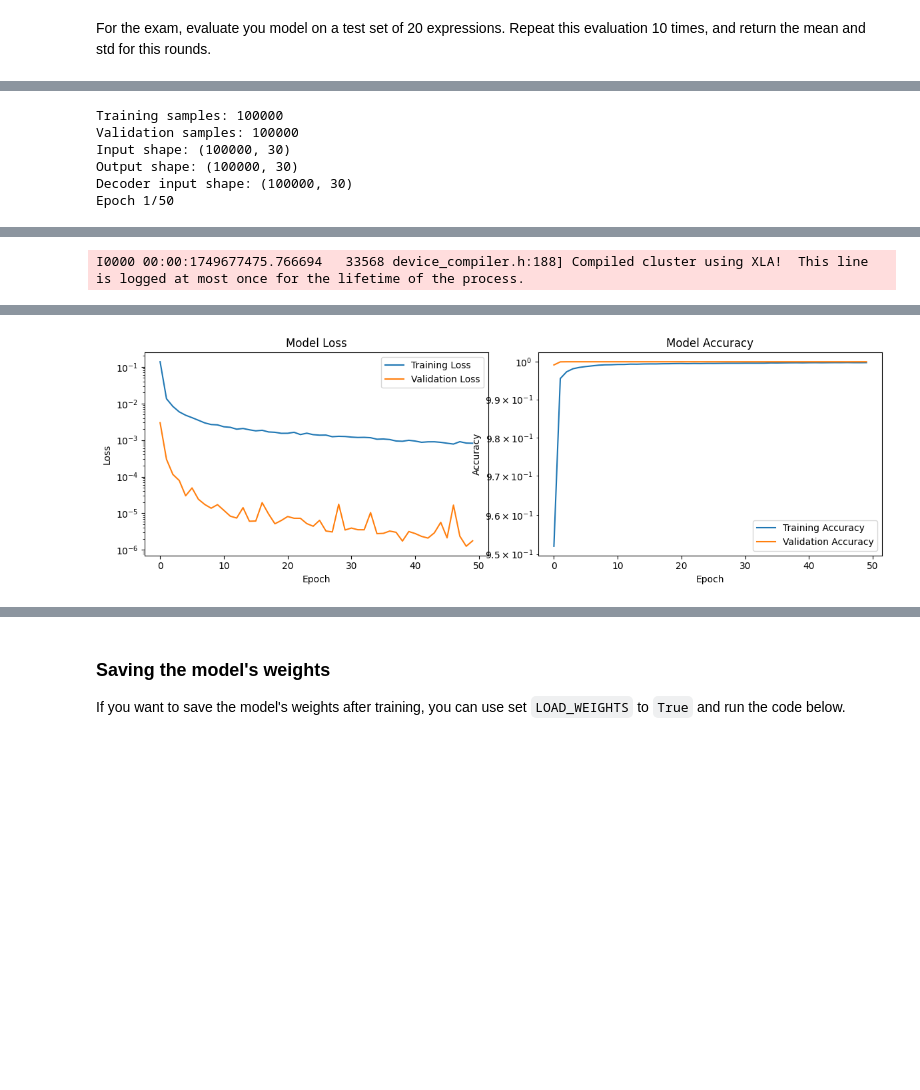
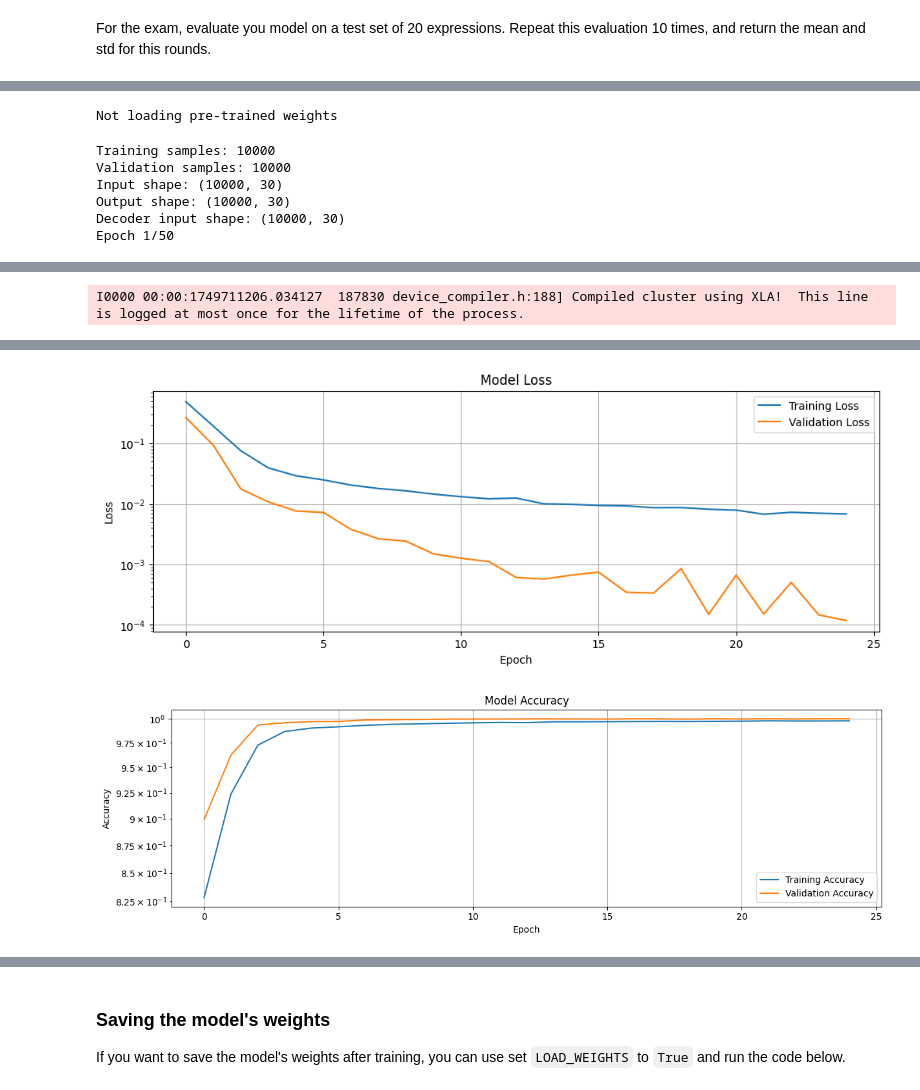
Before and after one commit to enricoferraiolo/Infix-to-postfix-notation, a Jupyter notebook: Infix_to_postifx_notation.ipynb, the cells around one changed output, grey strips where cells are left out. Drawn from its saved outputs; the diff is of its cells as text; code cells hidden in the pictures; blank space fills up the shorter version.

```diff
--- a/Infix_to_postifx_notation.ipynb
+++ b/Infix_to_postifx_notation.ipynb
@@ -342,13 +340,12 @@ def create_transformer_model(
         decoder_output = layers.LayerNormalization()(decoder_output + ffn_dec)
 
     # OUTPUT LAYER
-    outputs = layers.Dense(vocab_size, activation="softmax", dtype=tf.float32)(decoder_output)
+    outputs = layers.Dense(vocab_size, activation="softmax")(decoder_output)
 
     model = models.Model([encoder_inputs, decoder_inputs], outputs)
     return model
 
 
-tf.keras.mixed_precision.set_global_policy("mixed_float16")  # Enable mixed precision to speed up training, -5s on average
 
 # Check if GPU is available
 gpus = tf.config.list_physical_devices("GPU")
@@ -409,10 +406,33 @@ I uploaded on Google Drive at this [link](https://drive.google.com/uc?id=1XDBmXJ
+# %%
+# Load the model
+LOAD_WEIGHTS = False  # If False, proceed to train the model, otherwise load pre-trained weights
+WEIGHTS_PATH = "transformer_model.weights.h5"
+
+if LOAD_WEIGHTS:
+    print("Loading pre-trained weights")
+
+    # Use gdown to download pre-trained weights
+    import gdown
+    import os
+
+    WEIGHTS_URL = (
+        "https://drive.google.com/uc?id=1XDBmXJ6WarbWKhmCDKrUEVB2yqDuQ-EZ"
+    )
+    if not os.path.exists(WEIGHTS_PATH):
+        print("Pre-trained weights not found")
+        gdown.download(WEIGHTS_URL, WEIGHTS_PATH, quiet=False)
+    model.load_weights(WEIGHTS_PATH)
+    print("Loaded pre-trained weights.")
+else:
+    print("Not loading pre-trained weights")
+# %% [output]
+Not loading pre-trained weights
 # %%
-# Prepare training data
-batch_size = 64
+MAX_DATASET_SIZE = 10000  # Maximum dataset size
+batch_size = 32
 epochs = 50  # 50 epochs because we use early stopping
-MAX_DATASET_SIZE = 100000  # Original size for full training
 
-# Generate smaller dataset for initial testing
+# Training dataset
 X_train, Y_train = generate_dataset(MAX_DATASET_SIZE)
 decoder_input_train = shift_right(Y_train)
 
@@ -426,14 +446,11 @@ print(f"Input shape: {X_train.shape}")
 print(f"Output shape: {Y_train.shape}")
 print(f"Decoder input shape: {decoder_input_train.shape}")
 
-# Display model summary
-# model.summary()
-
 # Early stopping callback to prevent overfitting
 from tensorflow.keras import callbacks
 
 early_stop = callbacks.EarlyStopping(
-    monitor="accuracy", patience=3, verbose=1, restore_best_weights=True
+    monitor="val_accuracy", patience=5, verbose=1, restore_best_weights=True
 )
 
 def make_dataset(X, decoder_input, Y, batch_size):
@@ -443,24 +460,7 @@ def make_dataset(X, decoder_input, Y, batch_size):
 train_dataset = make_dataset(X_train, decoder_input_train, Y_train, batch_size)
 val_dataset = make_dataset(X_val, decoder_input_val, Y_val, batch_size)
 
-LOAD_WEIGHTS = False  # If False, proceed to train the model
-
-WEIGHTS_PATH = "transformer_model.weights.h5"
-
-if LOAD_WEIGHTS:
-    # Use gdown to download pre-trained weights
-    import gdown
-    import os
-
-    WEIGHTS_URL = (
-        "https://drive.google.com/uc?id=1XDBmXJ6WarbWKhmCDKrUEVB2yqDuQ-EZ"
-    )
-    if not os.path.exists(WEIGHTS_PATH):
-        print("Pre-trained weights not found")
-        gdown.download(WEIGHTS_URL, WEIGHTS_PATH, quiet=False)
-    model.load_weights(WEIGHTS_PATH)
-    print("Loaded pre-trained weights.")
-else:
+if not LOAD_WEIGHTS:
     # Train the model
     history = model.fit(
         train_dataset,
@@ -474,22 +474,23 @@ else:
     import matplotlib.pyplot as plt
 
     plt.figure(figsize=(12, 4))
-
-    plt.subplot(1, 2, 1)
     plt.plot(history.history["loss"], label="Training Loss")
     plt.plot(history.history["val_loss"], label="Validation Loss")
     plt.title("Model Loss")
     plt.xlabel("Epoch")
     plt.ylabel("Loss")
     plt.semilogy()  # Use semilogy for better visibility of loss
+    plt.grid()
     plt.legend()
+    plt.show()
 
-    plt.subplot(1, 2, 2)
+    plt.figure(figsize=(12, 4))
     plt.plot(history.history["accuracy"], label="Training Accuracy")
     plt.plot(history.history["val_accuracy"], label="Validation Accuracy")
     plt.title("Model Accuracy")
     plt.xlabel("Epoch")
     plt.ylabel("Accuracy")
+    plt.grid()
     plt.legend()
     plt.tight_layout()
     plt.semilogy()  # Use semilogy for better visibility of accuracy
@@ -500,10 +501,10 @@ else:
     print(f"Final training accuracy: {history.history['accuracy'][-1]:.4f}")
     print(f"Final validation accuracy: {history.history['val_accuracy'][-1]:.4f}")
 # %% [output]
-Training samples: 100000
-Validation samples: 100000
-Input shape: (100000, 30)
-Output shape: (100000, 30)
-Decoder input shape: (100000, 30)
+Training samples: 10000
+Validation samples: 10000
+Input shape: (10000, 30)
+Output shape: (10000, 30)
+Decoder input shape: (10000, 30)
 Epoch 1/50
 WARNING: All log messages before absl::InitializeLog() is called are written to STDERR
@@ -523 +530 @@ I0000 00:00:1749677467.161090   33568 cuda_dnn.cc:529] Loaded cuDNN version 9030
-I0000 00:00:1749677475.766694   33568 device_compiler.h:188] Compiled cluster using XLA!  This line is logged at most once for the lifetime of the process.
+I0000 00:00:1749711206.034127  187830 device_compiler.h:188] Compiled cluster using XLA!  This line is logged at most once for the lifetime of the process.
@@ -564 +564,2 @@ Restoring model weights from the end of the best epoch: 47.
-[figure, old version]
+[figure, new version]
+[figure, added]
```
Also changed, not shown: parts of 8 cells of this notebook, 1 other file.
